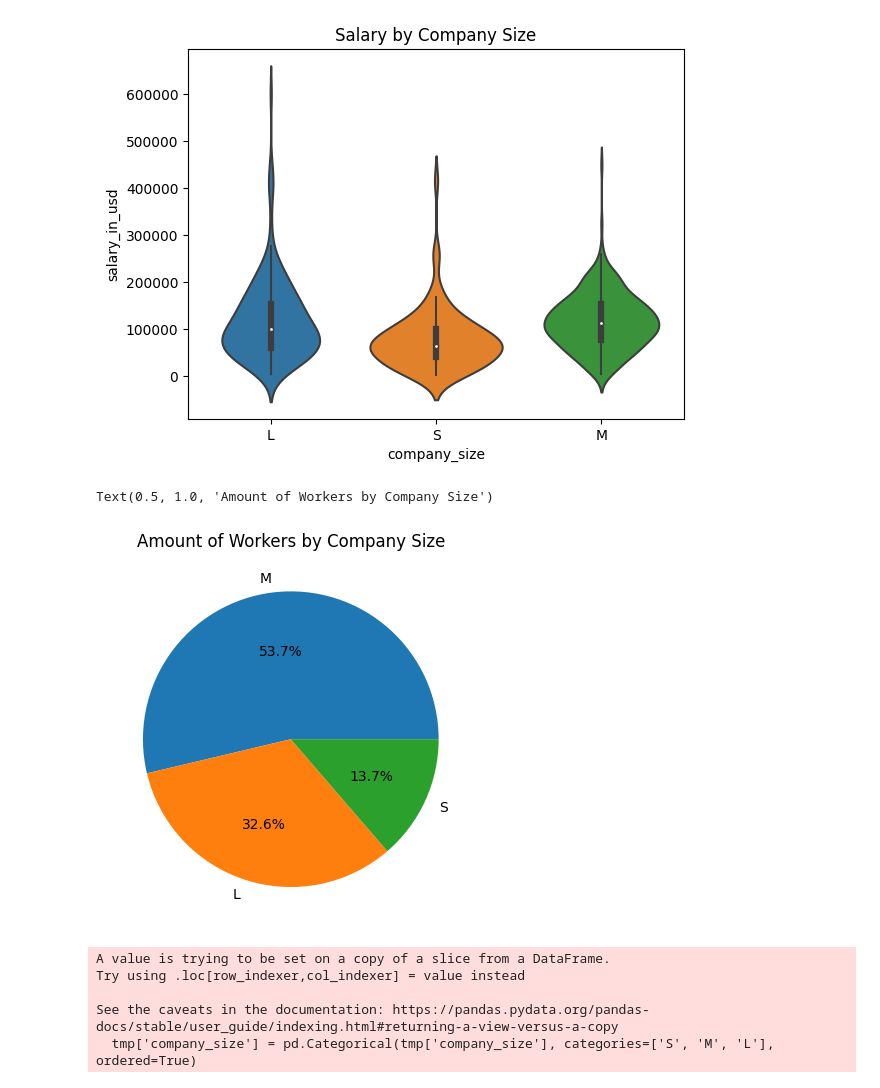
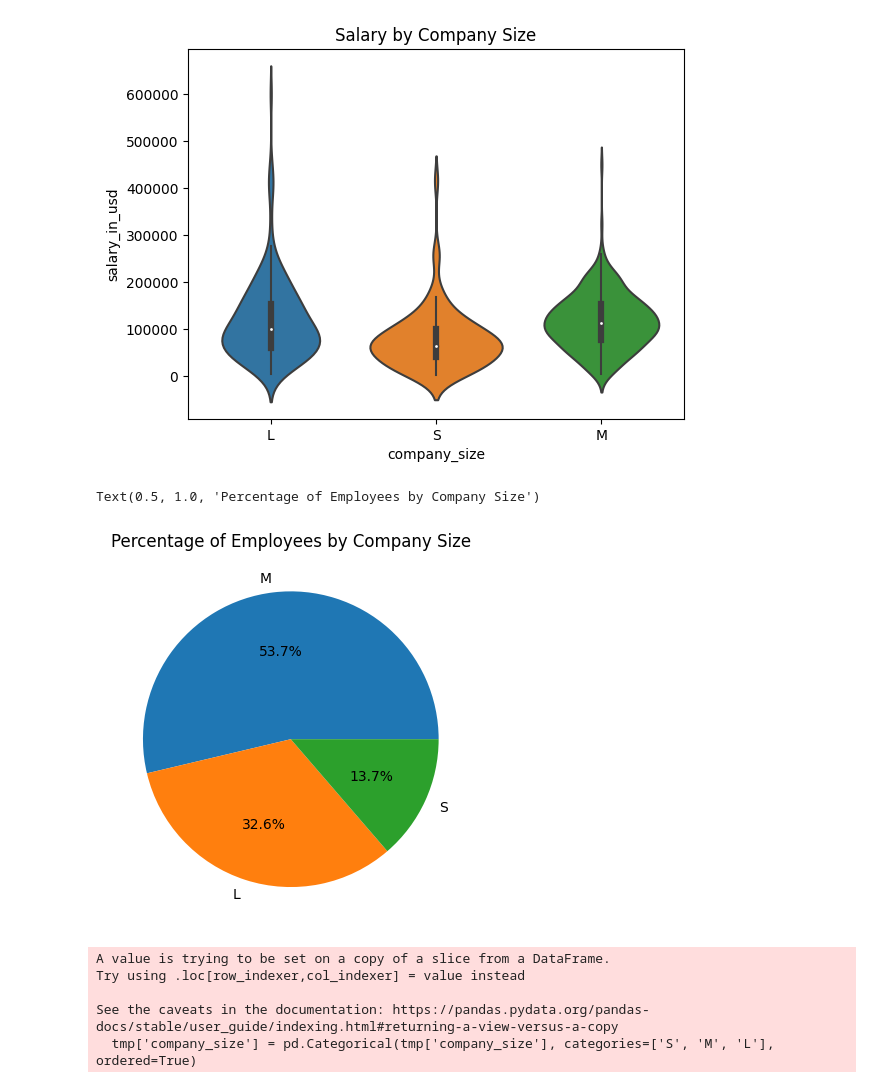
Before and after one commit to jtlantz/dm-proj1, a Jupyter notebook: notebooks/ds_salaries.ipynb, the cells around one changed output. Cells and saved outputs as stored; diff of their text form; code cells hidden in the pictures.

```diff
--- a/notebooks/ds_salaries.ipynb
+++ b/notebooks/ds_salaries.ipynb
@@ -178,16 +179,16 @@ Text(0.5, 1.0, 'Salary by Company Size')
 # %%
 tmp = df['company_size']
 tmp = tmp.value_counts()
 tmp = tmp.to_frame()
 tmp['percentage'] = tmp['company_size'] / tmp['company_size'].sum()
 tmp.reset_index(inplace=True)
 # create a seaborn pie chart
 plt.pie(tmp['percentage'], labels=tmp['index'], autopct='%1.1f%%')
-plt.title('Amount of Workers by Company Size')
+plt.title('Percentage of Employees by Company Size')
 # show percentages in the legend
 # %% [output]
-Text(0.5, 1.0, 'Amount of Workers by Company Size')
+Text(0.5, 1.0, 'Percentage of Employees by Company Size')
-[figure, old version]
+[figure, new version]
 # %%
 # average salary by company size
 tmp = df[['company_size', 'salary_in_usd']]
```
Also changed, not shown: parts of 4 cells of this notebook.
